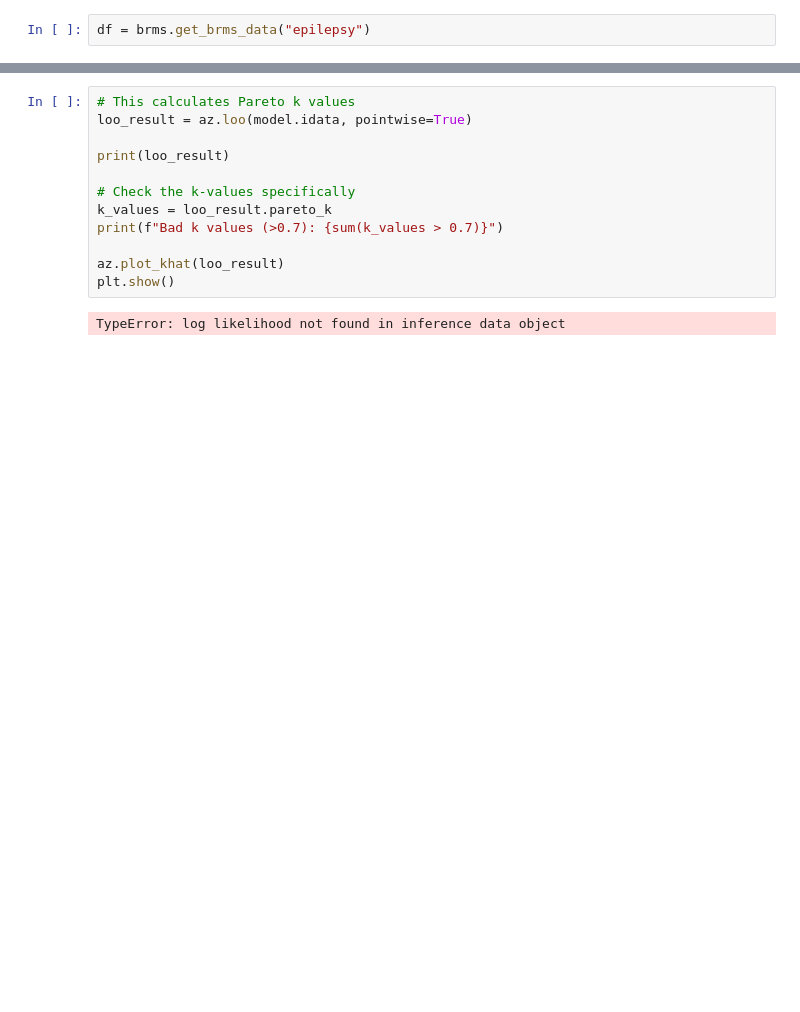
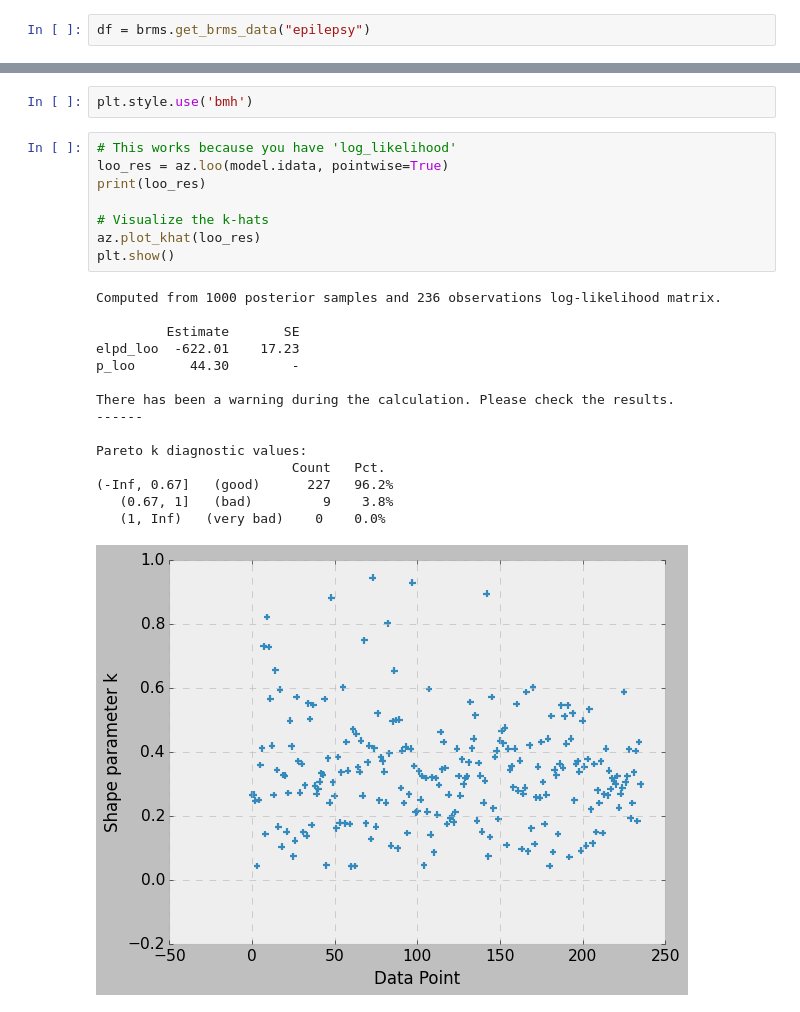
Before and after one commit to kaitumisuuringute-keskus/brmspy, a Jupyter notebook: examples/vi_sampling.ipynb, the cells around one changed output, grey strips where cells are left out. Cells and saved outputs as stored; diff of their text form; blank space fills up the shorter version.

Commit message:
0.1.2 moved helpers, vi information now in idata

```diff
--- a/examples/vi_sampling.ipynb
+++ b/examples/vi_sampling.ipynb
@@ -96,16 +101,28 @@ Inference data with groups:
         > observed_data
+# %%
+plt.style.use('bmh')
 # %%
-# This calculates Pareto k values
-loo_result = az.loo(model.idata, pointwise=True)
+# This works because you have 'log_likelihood'
+loo_res = az.loo(model.idata, pointwise=True)
+print(loo_res)
 
-print(loo_result)
-
-# Check the k-values specifically
-k_values = loo_result.pareto_k
-print(f"Bad k values (>0.7): {sum(k_values > 0.7)}")
-
-az.plot_khat(loo_result)
+# Visualize the k-hats
+az.plot_khat(loo_res)
 plt.show()
 # %% [output]
-TypeError: log likelihood not found in inference data object
+Computed from 1000 posterior samples and 236 observations log-likelihood matrix.
+
+         Estimate       SE
+elpd_loo  -622.01    17.23
+p_loo       44.30        -
+
+There has been a warning during the calculation. Please check the results.
+------
+
+Pareto k diagnostic values:
+                         Count   Pct.
+(-Inf, 0.67]   (good)      227   96.2%
+   (0.67, 1]   (bad)         9    3.8%
+   (1, Inf)   (very bad)    0    0.0%
+[figure, added]
 # %%
```
Also changed, not shown: parts of 4 cells of this notebook, 7 other files.
